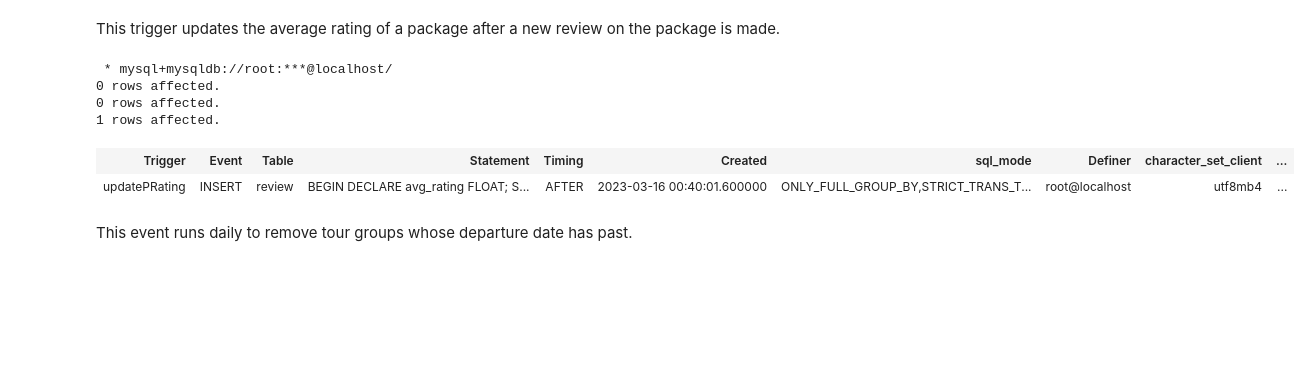
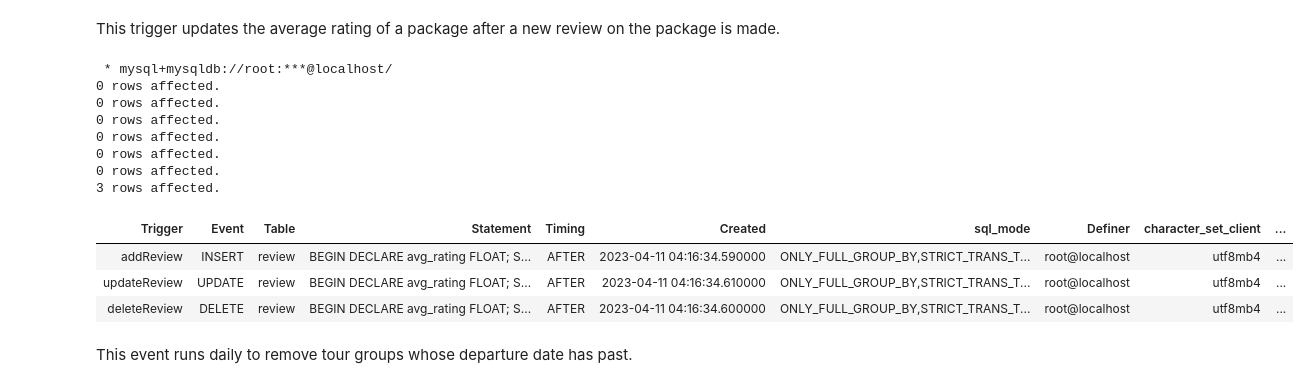
Before and after one commit to coord-geom/cs6131-project, a Jupyter notebook: ProjectScriptingReport_Oh Zhi Yuan.ipynb, the cells around one changed output. Drawn from its saved outputs; the diff is of its cells as text; code cells hidden in the pictures; blank space fills up the shorter version.

```diff
--- a/ProjectScriptingReport_Oh Zhi Yuan.ipynb
+++ b/ProjectScriptingReport_Oh Zhi Yuan.ipynb
@@ -1366,24 +1377,50 @@ Describe what the trigger/event is for and why it is useful for your DB.
 This trigger updates the average rating of a package after a new review on the package is made.
 # %%
 %%sql
-DROP TRIGGER IF EXISTS updatePRating;
-CREATE TRIGGER updatePRating
+DROP TRIGGER IF EXISTS addReview;
+CREATE TRIGGER addReview
 AFTER INSERT ON review
 FOR EACH ROW
 BEGIN
   DECLARE avg_rating FLOAT;
   SELECT AVG(rating) INTO avg_rating FROM review WHERE pID = NEW.pID;
   UPDATE package SET prating = avg_rating WHERE pID = NEW.pID;
 END;
 
+DROP TRIGGER IF EXISTS deleteReview;
+CREATE TRIGGER deleteReview
+AFTER DELETE ON review
+FOR EACH ROW
+BEGIN
+  DECLARE avg_rating FLOAT;
+  SELECT AVG(rating) INTO avg_rating FROM review WHERE pID = OLD.pID;
+  UPDATE package SET prating = avg_rating WHERE pID = OLD.pID;
+END;
+
+DROP TRIGGER IF EXISTS updateReview;
+CREATE TRIGGER updateReview
+AFTER UPDATE ON review
+FOR EACH ROW
+BEGIN
+  DECLARE avg_rating FLOAT;
+  SELECT AVG(rating) INTO avg_rating FROM review WHERE pID = NEW.pID;
+  UPDATE package SET prating = avg_rating WHERE pID = NEW.pID;
+END;
+
 show triggers;
 # %% [output]
  * mysql+mysqldb://root:***@localhost/
 0 rows affected.
 0 rows affected.
-1 rows affected.
+0 rows affected.
+0 rows affected.
+0 rows affected.
+0 rows affected.
+3 rows affected.
 | Trigger | Event | Table | Statement | Timing | Created | sql_mode | Definer | character_set_client | ... |
-| updatePRating | INSERT | review | BEGIN DECLARE avg_rating FLOAT; S... | AFTER | 2023-03-16 00:40:01.600000 | ONLY_FULL_GROUP_BY,STRICT_TRANS_T... | root@localhost | utf8mb4 | ... |
+| addReview | INSERT | review | BEGIN DECLARE avg_rating FLOAT; S... | AFTER | 2023-04-11 04:16:34.590000 | ONLY_FULL_GROUP_BY,STRICT_TRANS_T... | root@localhost | utf8mb4 | ... |
+| updateReview | UPDATE | review | BEGIN DECLARE avg_rating FLOAT; S... | AFTER | 2023-04-11 04:16:34.610000 | ONLY_FULL_GROUP_BY,STRICT_TRANS_T... | root@localhost | utf8mb4 | ... |
+| deleteReview | DELETE | review | BEGIN DECLARE avg_rating FLOAT; S... | AFTER | 2023-04-11 04:16:34.600000 | ONLY_FULL_GROUP_BY,STRICT_TRANS_T... | root@localhost | utf8mb4 | ... |
 # %% [markdown]
 This event runs daily to remove tour groups whose departure date has past.
 # %%
```
Also changed, not shown: parts of 22 cells of this notebook, 14 other files.
